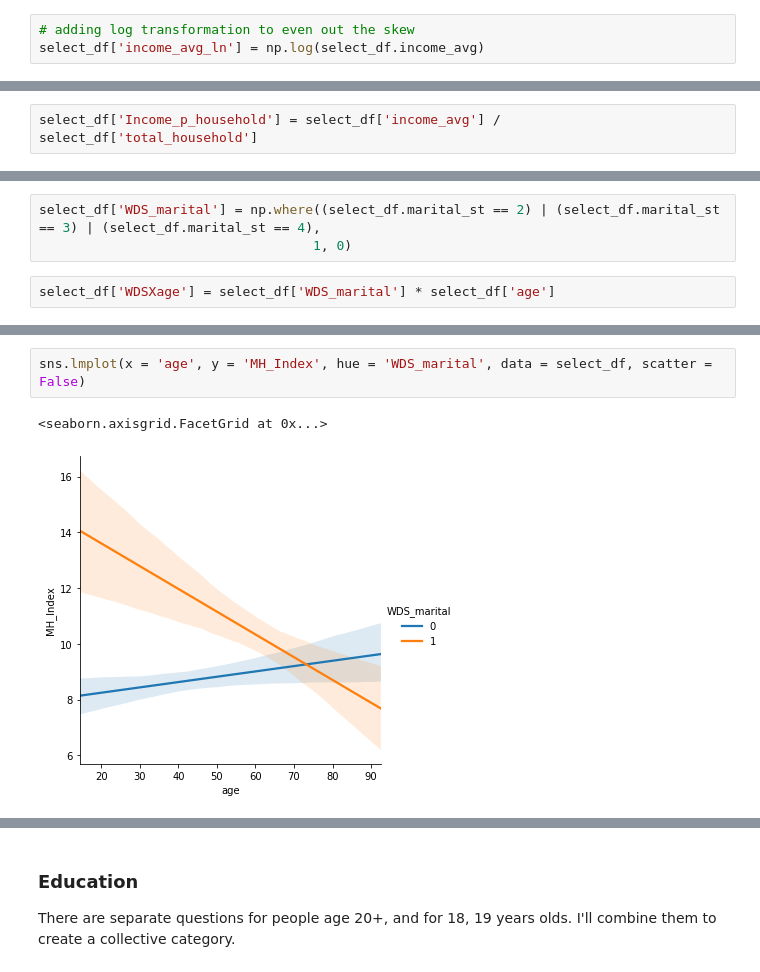
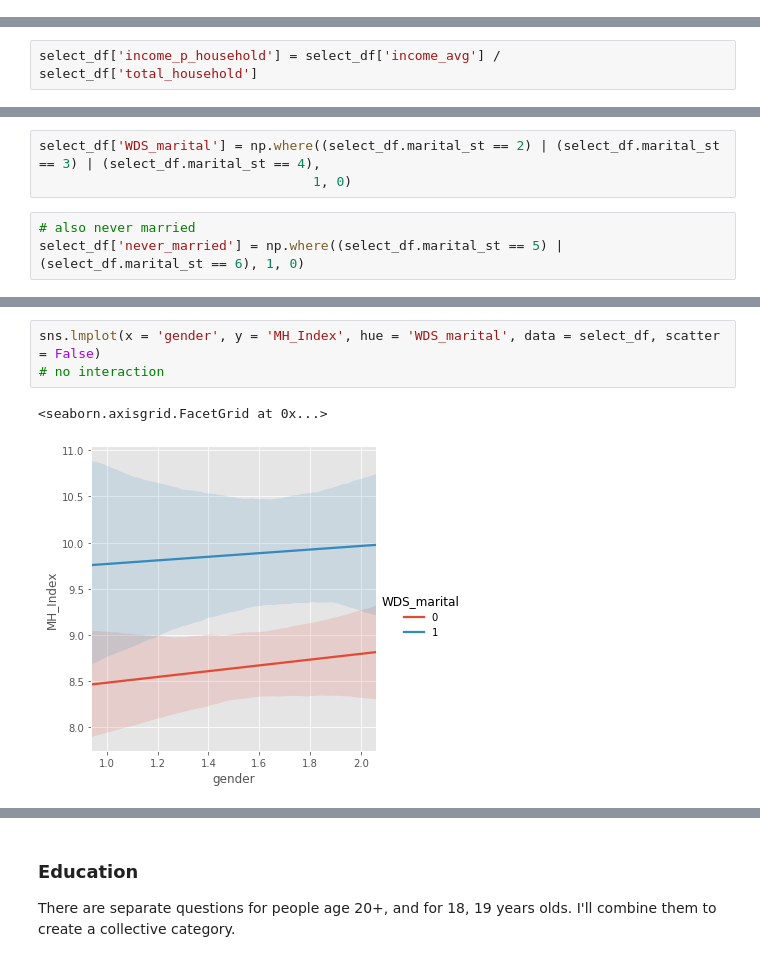
Before and after one commit to stereopickle/mental_health_index, a Jupyter notebook: 001.Linear_Regression_NHANES_data.ipynb, the cells around one changed output, grey strips where cells are left out. Drawn from its saved outputs; the diff is of its cells as text.

```diff
--- a/001.Linear_Regression_NHANES_data.ipynb
+++ b/001.Linear_Regression_NHANES_data.ipynb
@@ -446,9 +473,6 @@ select_df.income_avg = select_df.income_avg.fillna(select_df.n_adults * med_rati
-# %%
-# adding log transformation to even out the skew
-select_df['income_avg_ln'] = np.log(select_df.income_avg)
 # %% [markdown]
 ### Income to household ratio
 I will calculate income to household number ratio and add as a new feature.
 # %%
-select_df['Income_p_household'] = select_df['income_avg'] / select_df['total_household']
+select_df['income_p_household'] = select_df['income_avg'] / select_df['total_household']
 # %%
@@ -505,5 +532,6 @@ I'll group widowed, divorced, and separated (WDS) as one category. Then add an i
 # %%
 select_df['WDS_marital'] = np.where((select_df.marital_st == 2) | (select_df.marital_st == 3) | (select_df.marital_st == 4),
                                    1, 0)
-# %%
-select_df['WDSXage'] = select_df['WDS_marital'] * select_df['age']
+# %%
+# also never married
+select_df['never_married'] = np.where((select_df.marital_st == 5) | (select_df.marital_st == 6), 1, 0)
@@ -510,5 +550,6 @@ select_df['WDSXage'] = select_df['WDS_marital'] * select_df['age']
 # %%
-sns.lmplot(x = 'age', y = 'MH_Index', hue = 'WDS_marital', data = select_df, scatter = False)
+sns.lmplot(x = 'gender', y = 'MH_Index', hue = 'WDS_marital', data = select_df, scatter = False)
+# no interaction
 # %% [output]
 <seaborn.axisgrid.FacetGrid at 0x...>
-[figure, old version]
+[figure, new version]
```
Also changed, not shown: parts of 186 cells of this notebook.
